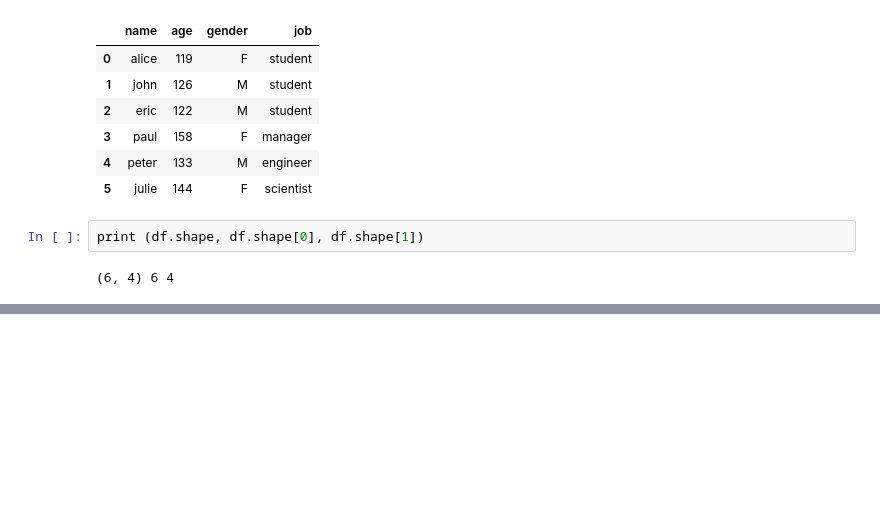
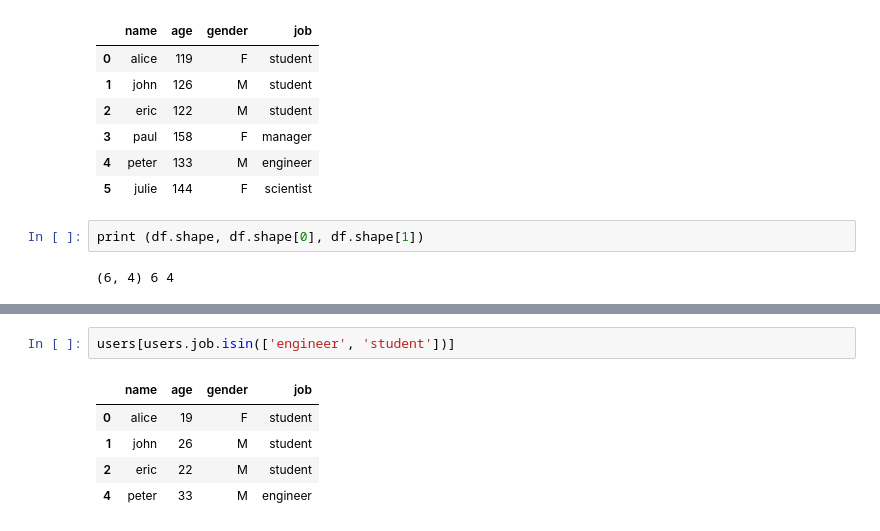
Before and after one commit to toarnabtrainer/AEC_ML_With_Python_August_2024, a Jupyter notebook: Pandas.ipynb, the cells around one changed output, grey strips where cells are left out. Cells and saved outputs as stored; diff of their text form; blank space fills up the shorter version.

```diff
--- a/Pandas.ipynb
+++ b/Pandas.ipynb
@@ -703,0 +788,8 @@ print (df.shape, df.shape[0], df.shape[1])
+# %%
+users[users.job.isin(['engineer', 'student'])]
+# %% [output]
+|  | name | age | gender | job |
+| 0 | alice | 19 | F | student |
+| 1 | john | 26 | M | student |
+| 2 | eric | 22 | M | student |
+| 4 | peter | 33 | M | engineer |
```
Also changed, not shown: parts of 24 cells of this notebook.
